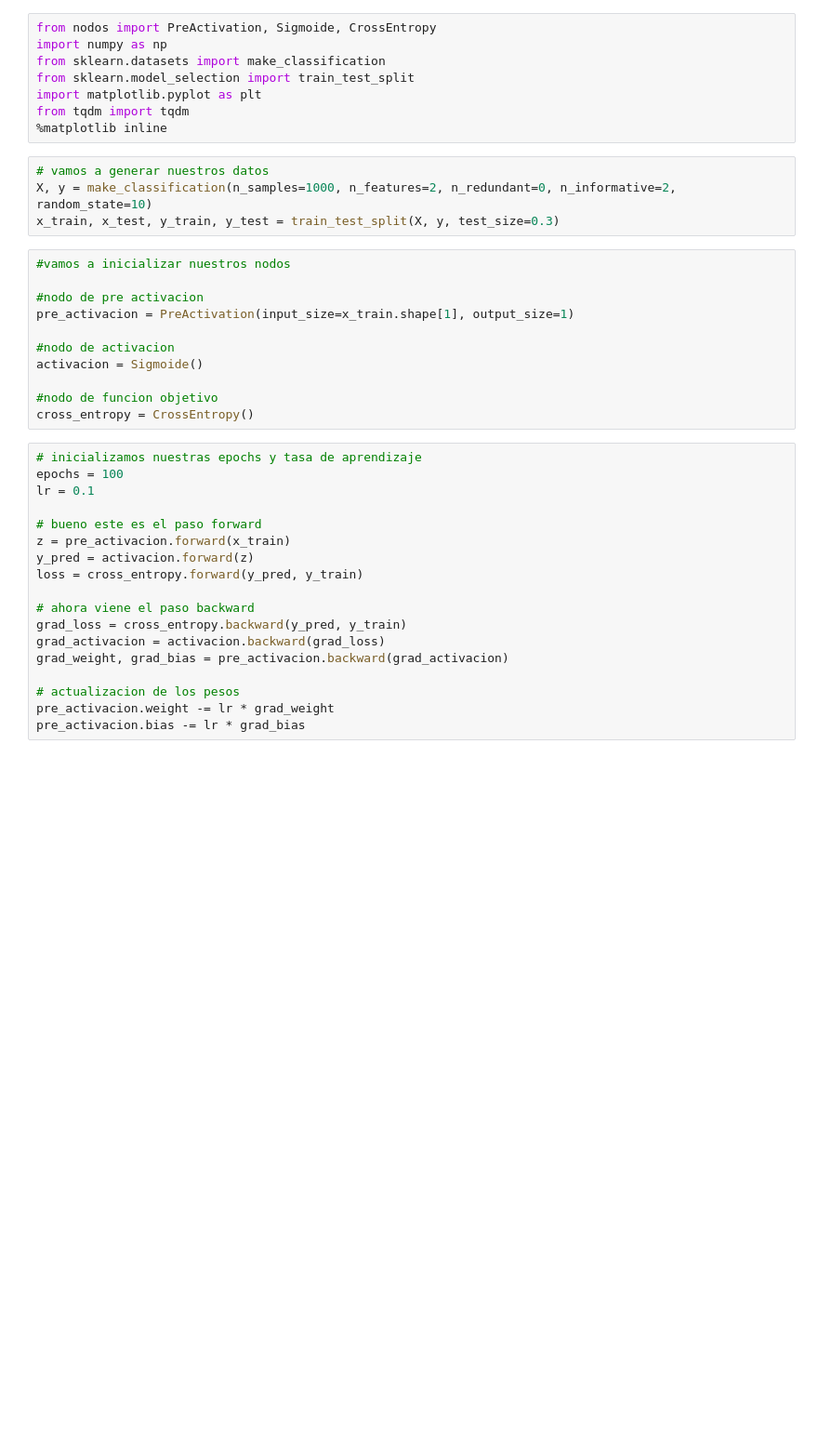
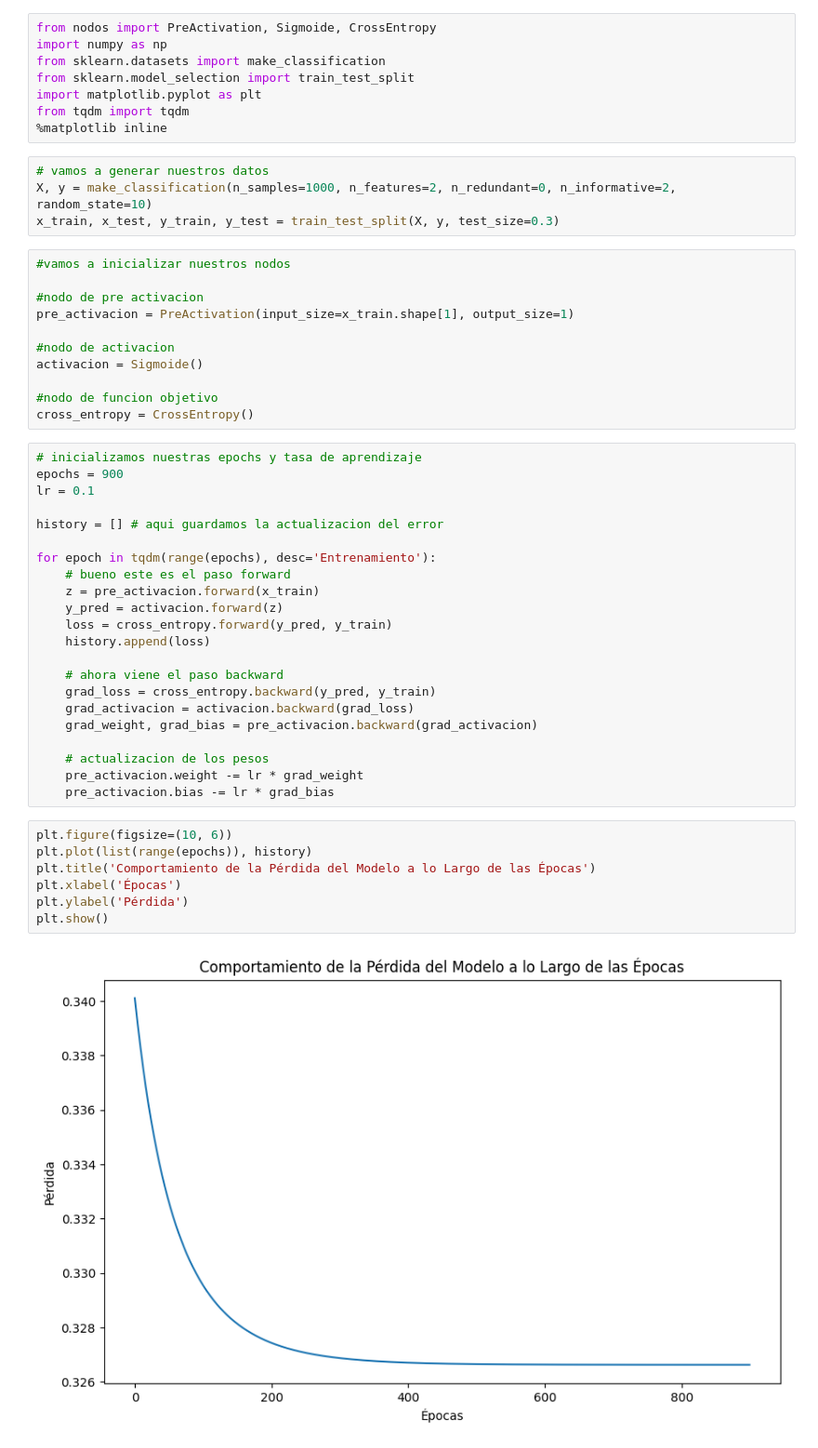
Before and after one commit to Antonio-Onyx/Our-own-neural-network, a Jupyter notebook: Binary_classification.ipynb, the cells around one changed output. Shown at 93% size. Cells and saved outputs as stored; diff of their text form; blank space fills up the shorter version.

```diff
--- a/Binary_classification.ipynb
+++ b/Binary_classification.ipynb
@@ -23,19 +23,32 @@ activacion = Sigmoide()
 cross_entropy = CrossEntropy()
 # %%
 # inicializamos nuestras epochs y tasa de aprendizaje
-epochs = 100
+epochs = 900
 lr = 0.1
 
-# bueno este es el paso forward
-z = pre_activacion.forward(x_train)
-y_pred = activacion.forward(z)
-loss = cross_entropy.forward(y_pred, y_train)
+history = [] # aqui guardamos la actualizacion del error
 
-# ahora viene el paso backward
-grad_loss = cross_entropy.backward(y_pred, y_train)
-grad_activacion = activacion.backward(grad_loss)
-grad_weight, grad_bias = pre_activacion.backward(grad_activacion)
+for epoch in tqdm(range(epochs), desc='Entrenamiento'):
+    # bueno este es el paso forward
+    z = pre_activacion.forward(x_train)
+    y_pred = activacion.forward(z)
+    loss = cross_entropy.forward(y_pred, y_train)
+    history.append(loss)
 
-# actualizacion de los pesos
-pre_activacion.weight -= lr * grad_weight
-pre_activacion.bias -= lr * grad_bias
+    # ahora viene el paso backward
+    grad_loss = cross_entropy.backward(y_pred, y_train)
+    grad_activacion = activacion.backward(grad_loss)
+    grad_weight, grad_bias = pre_activacion.backward(grad_activacion)
+
+    # actualizacion de los pesos
+    pre_activacion.weight -= lr * grad_weight
+    pre_activacion.bias -= lr * grad_bias
+# %%
+plt.figure(figsize=(10, 6))
+plt.plot(list(range(epochs)), history)
+plt.title('Comportamiento de la Pérdida del Modelo a lo Largo de las Épocas')
+plt.xlabel('Épocas')
+plt.ylabel('Pérdida')
+plt.show()
+# %% [output]
+[figure, added]
```
Also changed, not shown: parts of 1 cell of this notebook, 1 other file.
